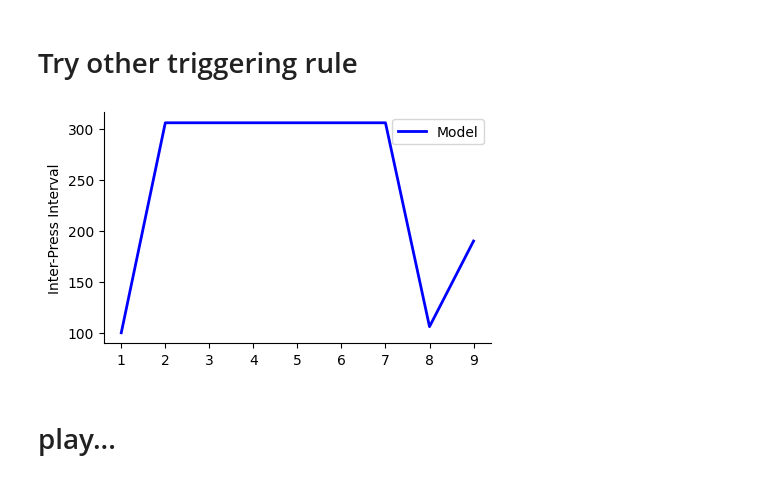
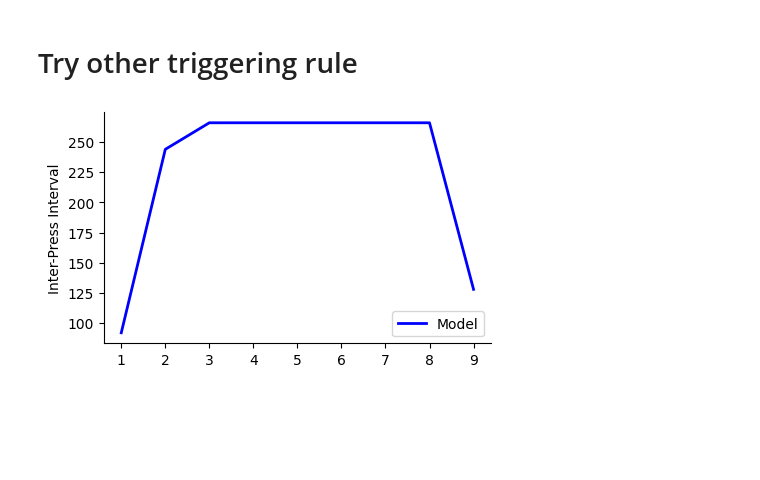
Before and after one commit to DiedrichsenLab/SequenceLearningModel, a Jupyter notebook: python/test.ipynb, the cells around one changed output. Cells and saved outputs as stored; diff of their text form; code cells hidden in the pictures; blank space fills up the shorter version.

Commit message:
improved model.py

```diff
--- a/python/test.ipynb
+++ b/python/test.ipynb
@@ -60,18 +53,19 @@ plt.show()
 # %% [markdown]
 # Try other triggering rule
 # %%
-M = Model(SigEps=0.000,wFuture=2,coeff=0.45,Bound=1.4675,capacity=3,Aintegrate=0.9956,power=1.)
+plan_dict = {'func':'exp','capacity':10,'param':[0.33,0.01]}
+trigger_dict = {'func':'sum','win_trig':2,'param':[0.43]}
+
+M = Model(Aintegrate=0.9956, Bound=1.4675, plan_dict=plan_dict, trigger_dict=trigger_dict)
 
 IPI = []
 T = Exp()
 T.seqShow(RT=6000)
-T,SIM = do_sim(M,T,trigger_func='trig_sum')
+T,SIM = do_sim(M,T)
 IPI.append(np.diff(T.pressTime))
 
 fig, ax = plot_IPI(IPI,['Model'])
 plt.show()
 #fig.savefig(os.path.join(save_path,'ipi_model.png'),dpi=300)
 # %% [output]
-[figure, old version]
+[figure, new version]
-# %% [markdown]
-# play...
```
Also changed, not shown: parts of 8 cells of this notebook, 8 other files.
